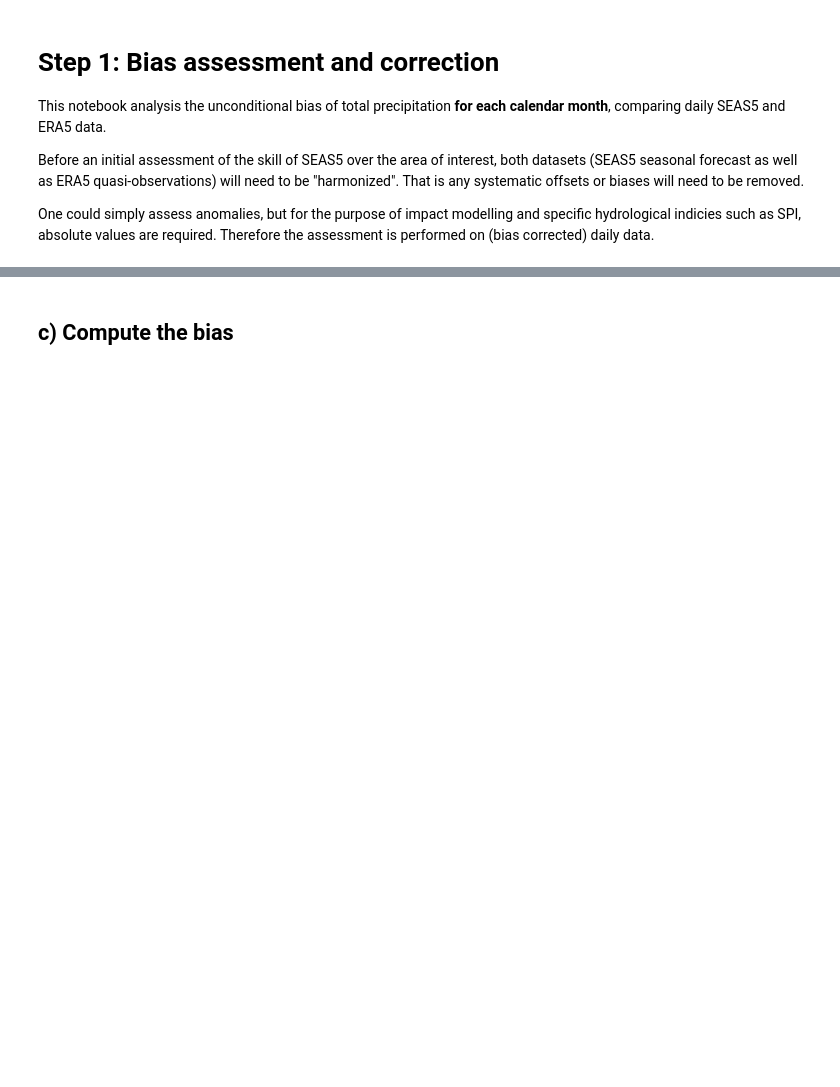
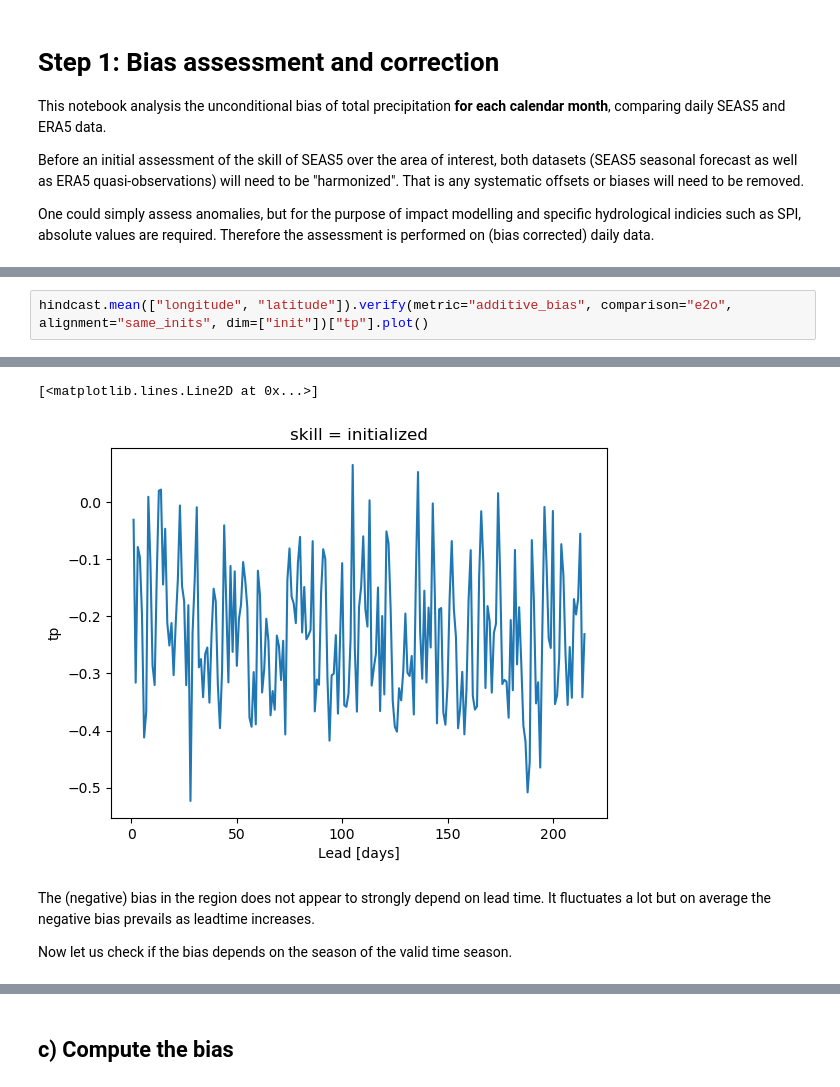
Before and after one commit to SebBub/Thesis, a Jupyter notebook: Step3_BiasAssessment.ipynb, the cells around one changed output, grey strips where cells are left out. Cells and saved outputs as stored; diff of their text form; blank space fills up the shorter version.

```diff
--- a/Step3_BiasAssessment.ipynb
+++ b/Step3_BiasAssessment.ipynb
@@ -48,0 +76,3 @@ Observations:
+# %%
+hindcast.mean(["longitude", "latitude"]).verify(metric="additive_bias", comparison="e2o", alignment="same_inits", dim=["init"])["tp"].plot()
+# %% [output]
@@ -48,0 +96,6 @@ Observations:
+[<matplotlib.lines.Line2D at 0x...>]
+[figure, added]
+# %% [markdown]
+The (negative) bias in the region does not appear to strongly depend on lead time. It fluctuates a lot but on average the negative bias prevails as leadtime increases.
+
+Now let us check if the bias depends on the season of the valid time season.
```
Also changed, not shown: parts of 22 cells of this notebook, 3 other files.
